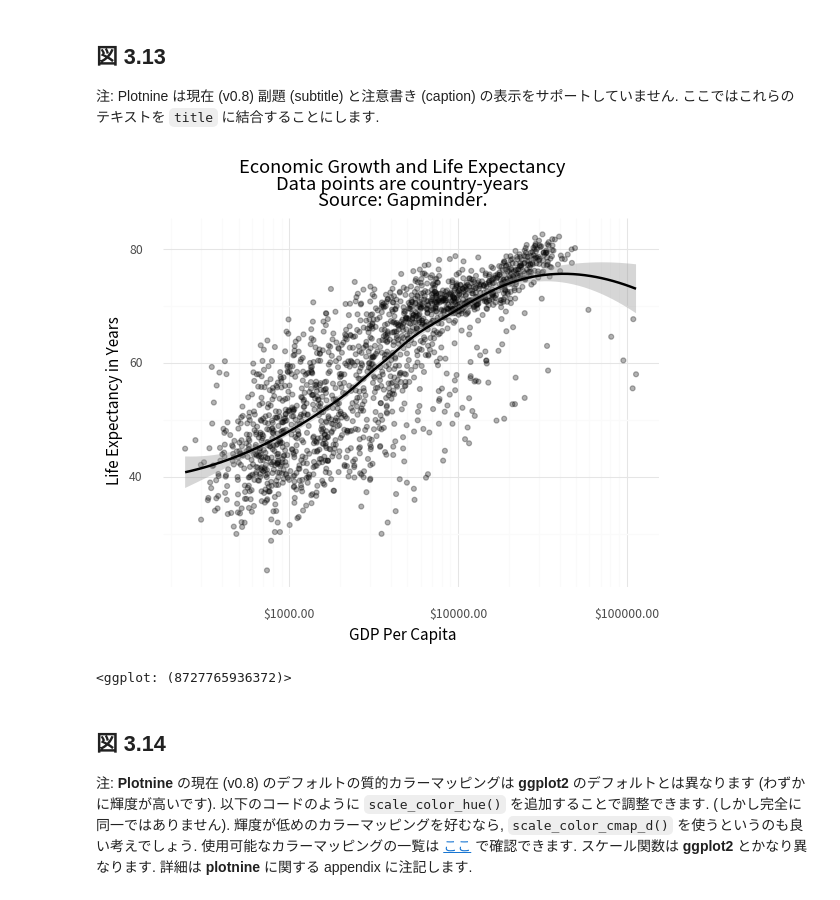
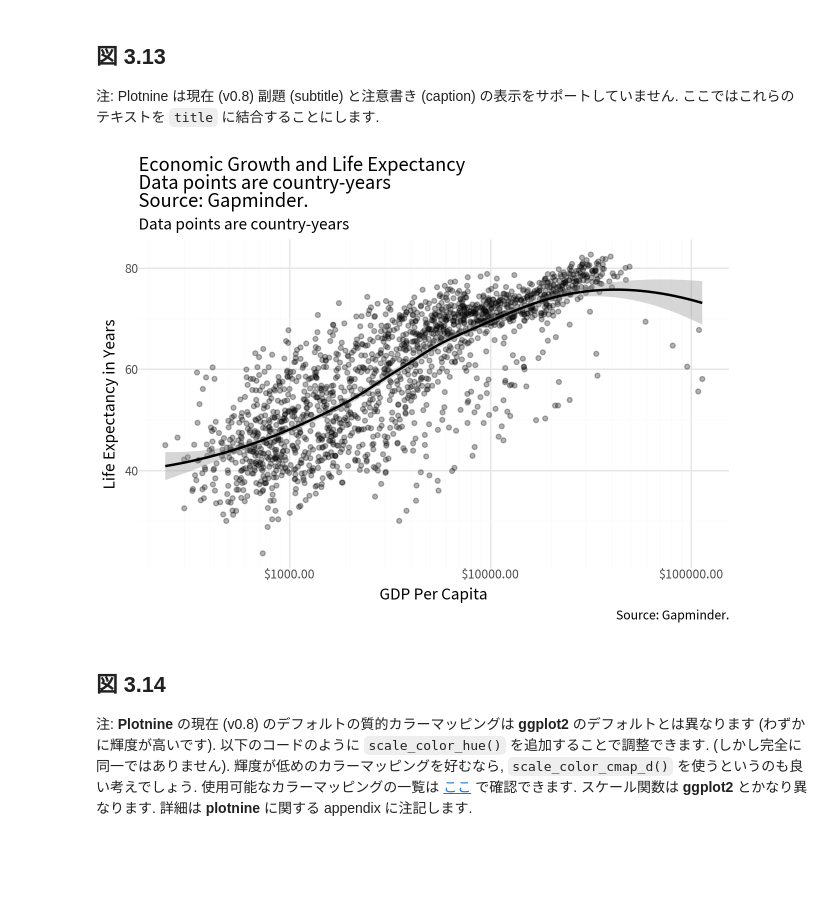
Before and after one commit to Gedevan-Aleksizde/pysocviz, a Jupyter notebook: notebooks/jp/ch.3.ipynb, the cells around one changed output. Drawn from its saved outputs; the diff is of its cells as text; code cells hidden in the pictures; blank space fills up the shorter version.

```diff
--- a/notebooks/jp/ch.3.ipynb
+++ b/notebooks/jp/ch.3.ipynb
@@ -134,22 +126,21 @@ p + geom_point(alpha=.3) + geom_smooth(
 # %%
 p = ggplot(gapminder, aes(x = 'gdpPercap', y='lifeExp'))
 p + geom_point(alpha=0.3) + geom_smooth(method='loess'
 ) + scale_x_log10(
-  labels = dollar_format()
+  labels = label_dollar()
 ) + labs(
   x="GDP Per Capita",
   y="Life Expectancy in Years",
   title='\n'.join([
     "Economic Growth and Life Expectancy",
     "Data points are country-years",
     "Source: Gapminder."
   ]),
   subtitle="Data points are country-years",
   caption="Source: Gapminder."
 )
 # %% [output]
-[figure, old version]
+[figure, new version]
-<ggplot: (8727765936372)>
 # %% [markdown]
 ## 図 3.14
 
```
Also changed, not shown: parts of 16 cells of this notebook, 17 other files.
